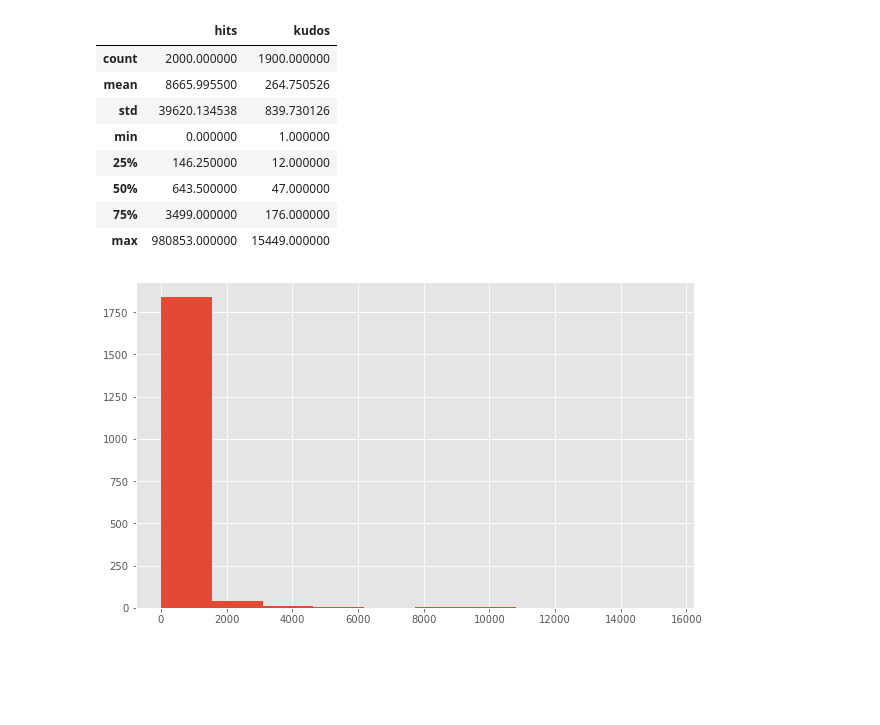
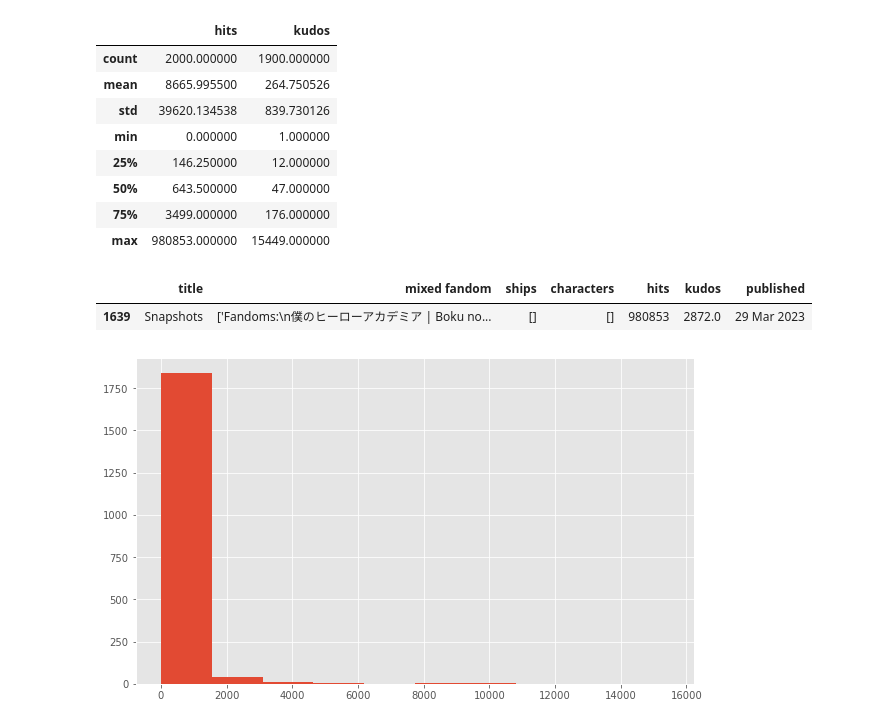
Before and after one commit to irwinjacky/AnimeShips, a Jupyter notebook: Statistics and Analysis.ipynb, the cells around one changed output. Cells and saved outputs as stored; diff of their text form; code cells hidden in the pictures; blank space fills up the shorter version.

```diff
--- a/Statistics and Analysis.ipynb
+++ b/Statistics and Analysis.ipynb
@@ -48,6 +51,12 @@ AO3.describe()
 | 50% | 643.500000 | 47.000000 |
 | 75% | 3499.000000 | 176.000000 |
 | max | 980853.000000 | 15449.000000 |
+# %%
+#Get the fanfic with the highest amount of hits
+AO3[AO3.hits == AO3.hits.max()]
+# %% [output]
+|  | title | mixed fandom | ships | characters | hits | kudos | published |
+| 1639 | Snapshots | ['Fandoms:\n僕のヒーローアカデミア | Boku no... | [] | [] | 980853 | 2872.0 | 29 Mar 2023 |
 # %%
 #Basic histogram of kudos variable
 plt.hist(AO3['kudos'])
```
Also changed, not shown: parts of 1 cell of this notebook.
